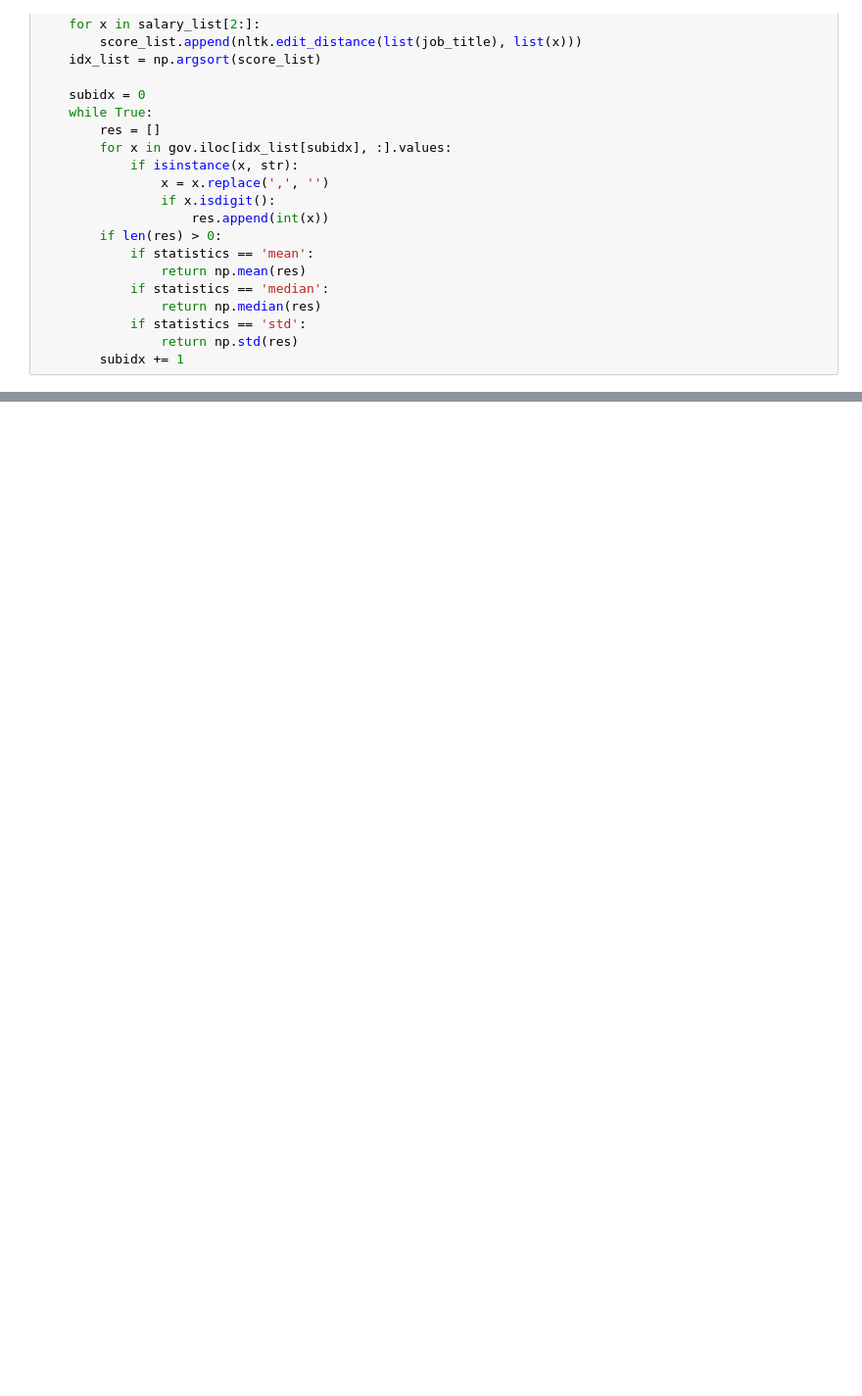
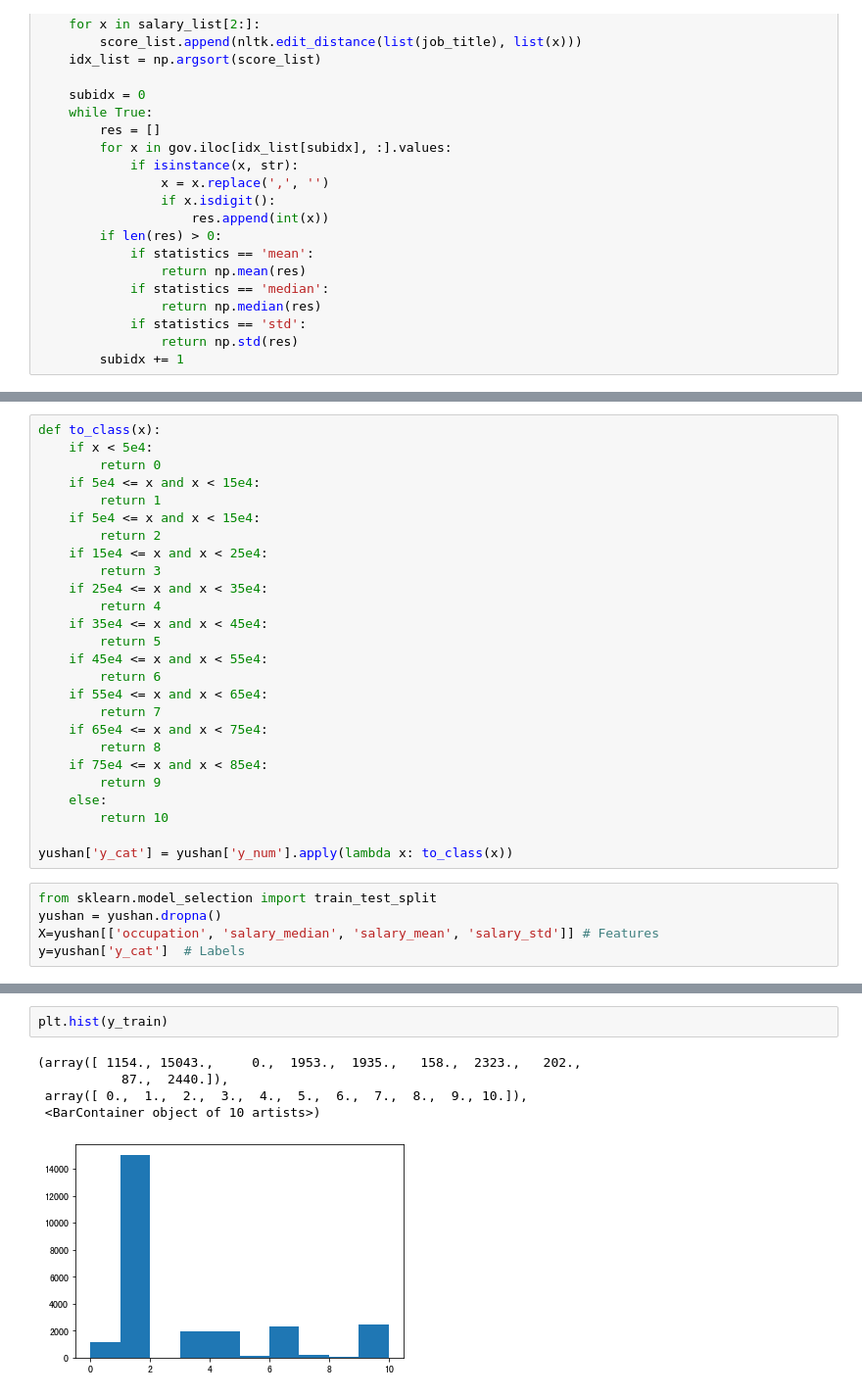
Before and after one commit to jackh1995/fintech, a Jupyter notebook: job.ipynb, the cells around one changed output, grey strips where cells are left out. Shown at 98% size. Drawn from its saved outputs; the diff is of its cells as text; blank space fills up the shorter version.

```diff
--- a/job.ipynb
+++ b/job.ipynb
@@ -161,0 +168,31 @@ yushan.to_csv('./data/job_extened.csv', index=None)
+# %%
+def to_class(x):
+    if x < 5e4:
+        return 0
+    if 5e4 <= x and x < 15e4:
+        return 1
+    if 5e4 <= x and x < 15e4:
+        return 2
+    if 15e4 <= x and x < 25e4:
+        return 3
+    if 25e4 <= x and x < 35e4:
+        return 4
+    if 35e4 <= x and x < 45e4:
+        return 5
+    if 45e4 <= x and x < 55e4:
+        return 6
+    if 55e4 <= x and x < 65e4:
+        return 7
+    if 65e4 <= x and x < 75e4:
+        return 8
+    if 75e4 <= x and x < 85e4:
+        return 9
+    else:
+        return 10
+
+yushan['y_cat'] = yushan['y_num'].apply(lambda x: to_class(x))
+# %%
+from sklearn.model_selection import train_test_split
+yushan = yushan.dropna()
+X=yushan[['occupation', 'salary_median', 'salary_mean', 'salary_std']] # Features
+y=yushan['y_cat']  # Labels
@@ -161,0 +210,8 @@ yushan.to_csv('./data/job_extened.csv', index=None)
+# %%
+plt.hist(y_train)
+# %% [output]
+(array([ 1154., 15043.,     0.,  1953.,  1935.,   158.,  2323.,   202.,
+           87.,  2440.]),
+ array([ 0.,  1.,  2.,  3.,  4.,  5.,  6.,  7.,  8.,  9., 10.]),
+ <BarContainer object of 10 artists>)
+[figure, added]
```
Also changed, not shown: parts of 13 cells of this notebook, 1 other file.
